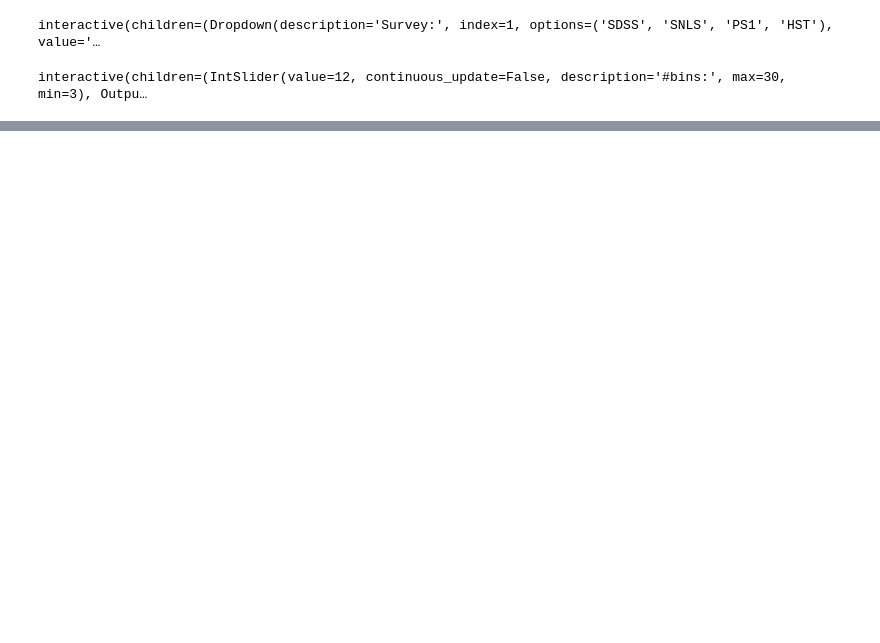
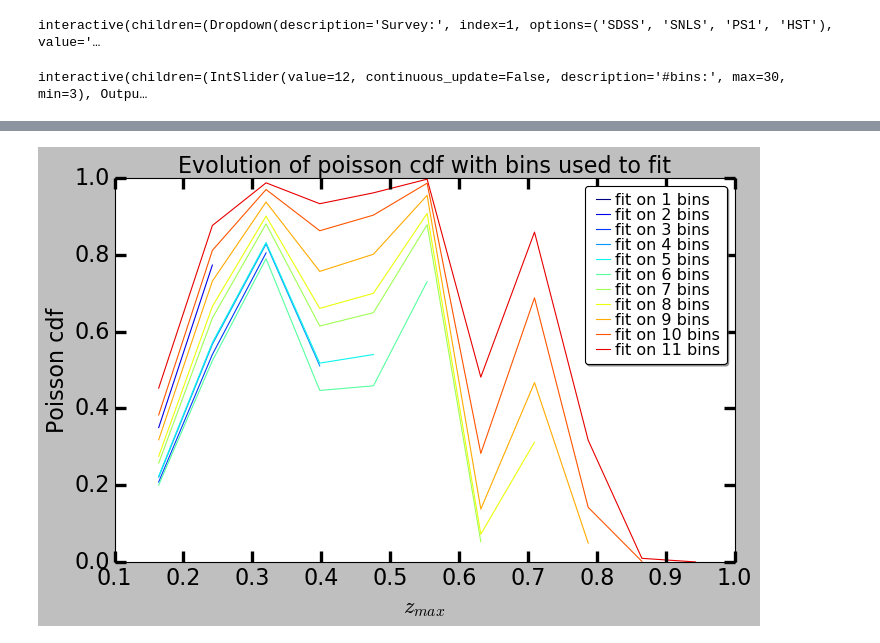
Before and after one commit to Nora-n/variaIa, a Jupyter notebook: notebooks/ModeFits.ipynb, the cells around one changed output, grey strips where cells are left out. Saved outputs shown, nothing was run; the diff lists cells and outputs as text; code cells hidden in the pictures; blank space fills up the shorter version.

```diff
--- a/notebooks/ModeFits.ipynb
+++ b/notebooks/ModeFits.ipynb
@@ -65,0 +68,4 @@ _ = ratefitter.show(add_proba = True)
+# %%
+ratefitter.pshow(0.2)
+# %% [output]
+[figure, added]
```
Also changed, not shown: parts of 8 cells of this notebook, 3 other files.
